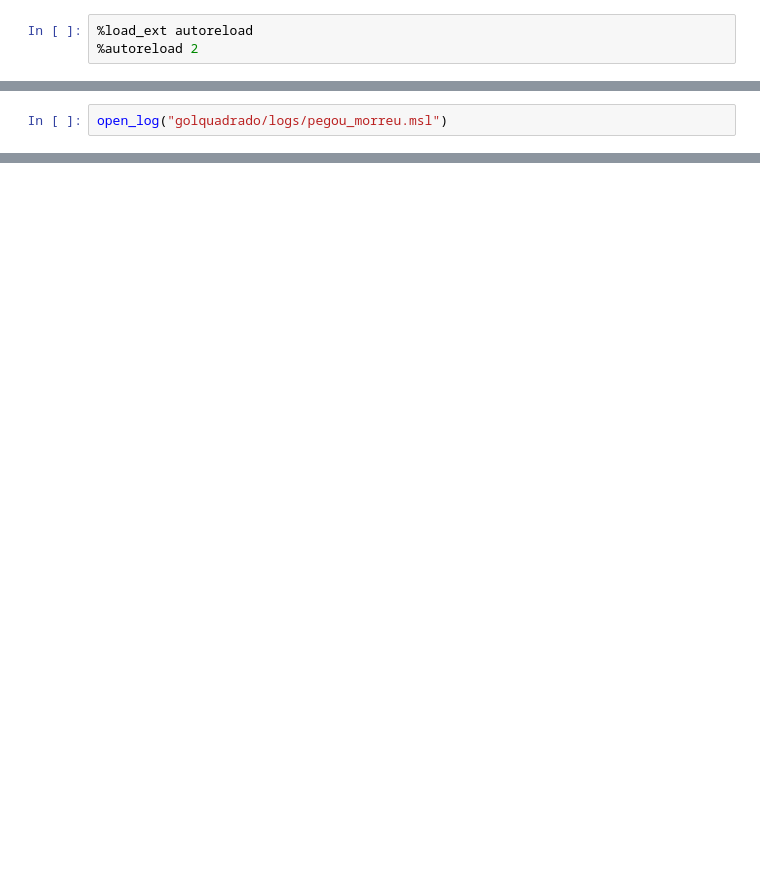
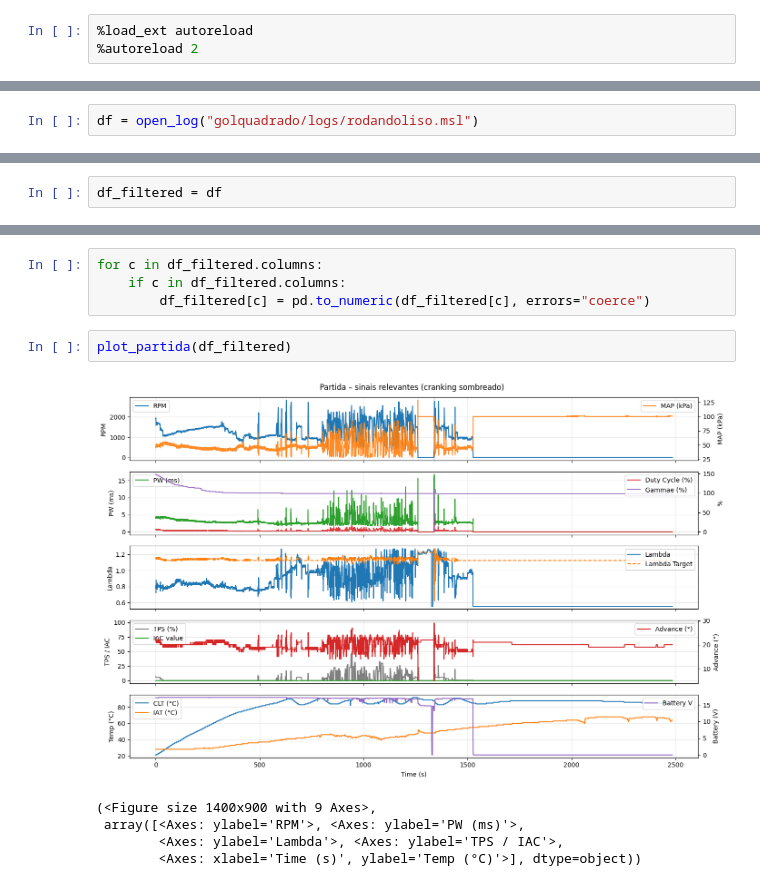
Before and after one commit to Schwarzam/tokyodrift, a Jupyter notebook: dev.ipynb, the cells around one changed output, grey strips where cells are left out. Cells and saved outputs as stored; diff of their text form; blank space fills up the shorter version.

Commit message:
add more plots and refactor helpers

```diff
--- a/dev.ipynb
+++ b/dev.ipynb
@@ -6,2 +8,2 @@ from helpers import open_log
 # %%
-open_log("golquadrado/logs/pegou_morreu.msl")
+df = open_log("golquadrado/logs/rodandoliso.msl")
@@ -21,0 +14,2 @@ open_log("golquadrado/logs/pegou_morreu.msl")
+# %%
+df_filtered = df
@@ -21,0 +34,12 @@ open_log("golquadrado/logs/pegou_morreu.msl")
+# %%
+for c in df_filtered.columns:
+    if c in df_filtered.columns:
+        df_filtered[c] = pd.to_numeric(df_filtered[c], errors="coerce")
+# %%
+plot_partida(df_filtered)
+# %% [output]
+[figure, added]
+(<Figure size 1400x900 with 9 Axes>,
+ array([<Axes: ylabel='RPM'>, <Axes: ylabel='PW (ms)'>,
+        <Axes: ylabel='Lambda'>, <Axes: ylabel='TPS / IAC'>,
+        <Axes: xlabel='Time (s)', ylabel='Temp (°C)'>], dtype=object))
```
Also changed, not shown: parts of 6 cells of this notebook, 4 other files.
